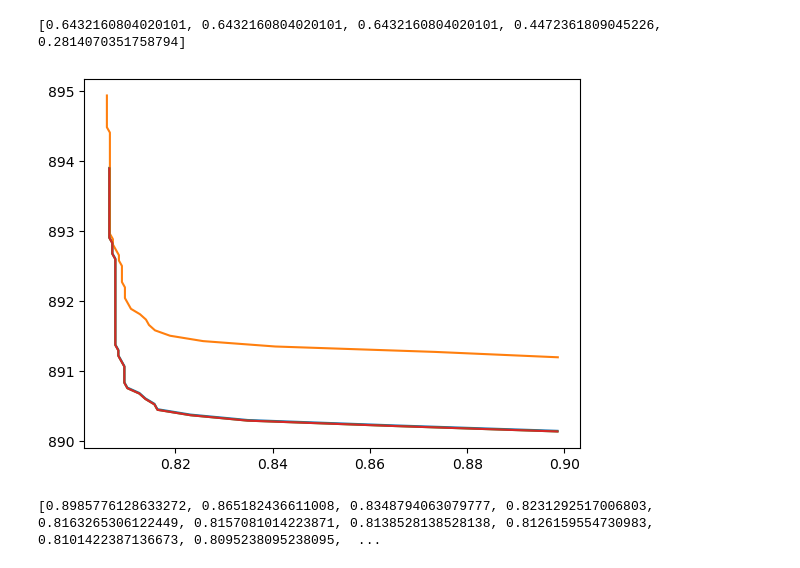
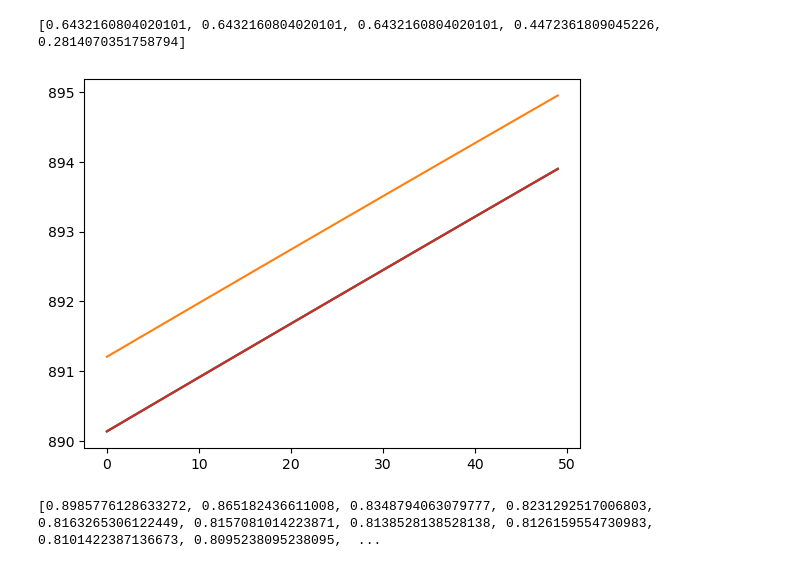
Before and after one commit to hayden000/Data-Analysis, a Jupyter notebook: data.ipynb, the cells around one changed output. Cells and saved outputs as stored; diff of their text form; code cells hidden in the pictures.

```diff
--- a/data.ipynb
+++ b/data.ipynb
@@ -218,10 +218,10 @@ d23_Y_training_normalised = d23_training_normalised[1]
 d30_X_training_normalised = d30_training_normalised[0]
 d30_Y_training_normalised = d30_training_normalised[1]
 
-lambda_d01 = train(lambda0, eta, d, (d01_X_training_normalised, d01_Y_training_normalised))
-lambda_d12 = train(lambda0, eta, d, (d12_X_training_normalised, d12_Y_training_normalised))
-lambda_d23 = train(lambda0, eta, d, (d23_X_training_normalised, d23_Y_training_normalised))
-lambda_d30 = train(lambda0, eta, d, (d30_X_training_normalised, d30_Y_training_normalised))
+# lambda_d01 = train(lambda0, eta, d, (d01_X_training_normalised, d01_Y_training_normalised))
+# lambda_d12 = train(lambda0, eta, d, (d12_X_training_normalised, d12_Y_training_normalised))
+# lambda_d23 = train(lambda0, eta, d, (d23_X_training_normalised, d23_Y_training_normalised))
+# lambda_d30 = train(lambda0, eta, d, (d30_X_training_normalised, d30_Y_training_normalised))
 
 d01_X_training_normalised = d01_training_normalised[0]
 d01_Y_training_normalised = d01_training_normalised[1]
@@ -259,7 +259,7 @@ for i in range (0,N):
     objs.append(obj)
     ERs.append(ER(par, (d01_X_testing_normalised, d01_Y_testing_normalised)))
     lambda0 = par
-plt.plot(ERs,(objs[-1]))
+plt.plot(range(N),ERs)
 ERs = []
 objs=[]
 lambda0 = np.random.normal(0, eta, d12_X_training_normalised.shape[1])
@@ -269,7 +269,7 @@ for i in range (0,N):
     objs.append(obj)
     ERs.append(ER(par, (d12_X_testing_normalised, d12_Y_testing_normalised)))
     lambda0 = par
-plt.plot(ERs,(objs[-1]))
+plt.plot(range(N),ERs)
 ERs = []
 objs=[]
 lambda0 = 0.0001 * np.random.randn(64)
@@ -279,7 +279,7 @@ for i in range (0,N):
     objs.append(obj)
     ERs.append(ER(par, (d23_X_testing_normalised, d23_Y_testing_normalised)))
     lambda0 = par
-plt.plot(ERs,(objs[-1]))
+plt.plot(range(N),ERs)
 ERs = []
 objs=[]
 lambda0 = 0.0001 * np.random.randn(64)
@@ -289,7 +289,7 @@ for i in range (0,N):
     objs.append(obj)
     ERs.append(ER(par, (d30_X_testing_normalised, d30_Y_testing_normalised)))
     lambda0 = par
-plt.plot(ERs,(objs[-1]))
+plt.plot(range(N),ERs)
 plt.show()
 print(ERs)
 
@@ -299,32 +299,32 @@ print(ERs)
 # tryInit = [np.random.randn(64) for m in range(50)]
 # for i in tryInit:
 #     temp = []
 #     temp.append(ER(i, (d01_X_testing_normalised, d01_Y_testing_normalised)))
 # ERs.append(temp)
 # tryInit = [np.random.randn(64) for m in range(50)]
 # for i in tryInit:
 #     temp = []
 #     temp.append(ER(i, (d12_X_testing_normalised, d12_Y_testing_normalised)))
 # ERs.append(temp)
 # tryInit = [np.random.randn(64) for m in range(50)]
 # for i in tryInit:
 #     temp = []
 #     temp.append(ER(i, (d23_X_testing_normalised, d23_Y_testing_normalised)))
 # ERs.append(temp)
 # tryInit = [np.random.randn(64) for m in range(50)]
 # for i in tryInit:
 #     temp = []
 #     temp.append(ER(i, (d23_X_testing_normalised, d23_Y_testing_normalised)))
 # ERs.append(temp)
 # print(ERs)
 #
 # plt.plot(epochs,lambda_d01[1])
 # plt.plot(epochs,lambda_d12[1])
 # plt.plot(epochs,lambda_d23[1])
 # plt.plot(epochs,lambda_d30[1])
 # for k in range(0, 10):
 #     image_matrix = np.reshape(X[k], (8, 8))
 #     plt.matshow(image_matrix)
 # %% [output]
-[figure, old version]
+[figure, new version]
 [0.8985776128633272, 0.865182436611008, 0.8348794063079777, 0.8231292517006803, 0.8163265306122449, 0.8157081014223871, 0.8138528138528138, 0.8126159554730983, 0.8101422387136673, 0.8095238095238095,  ...
```
